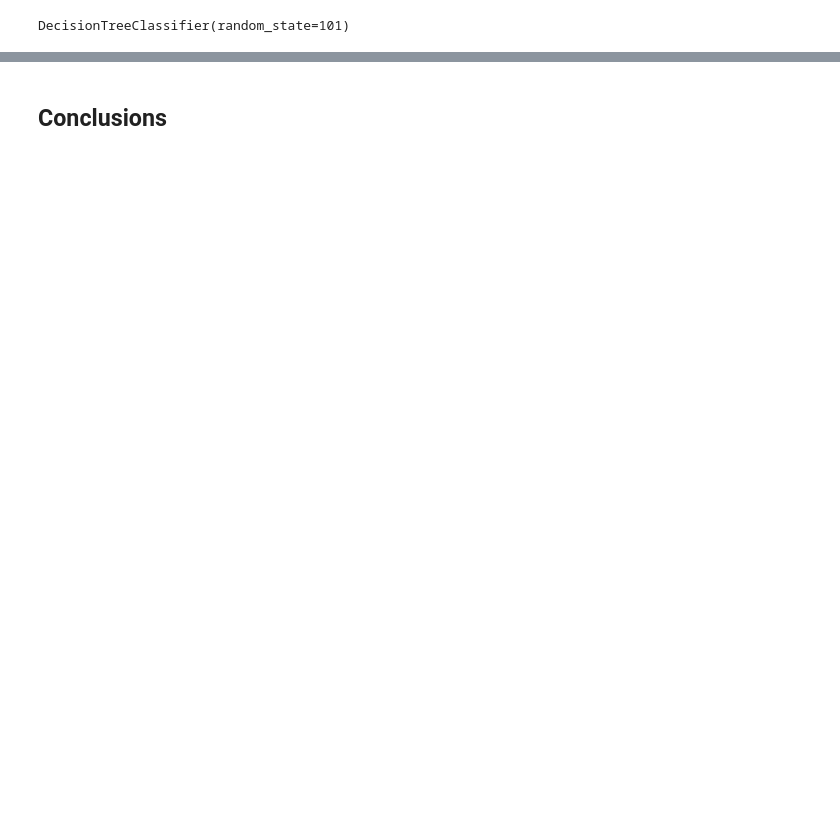
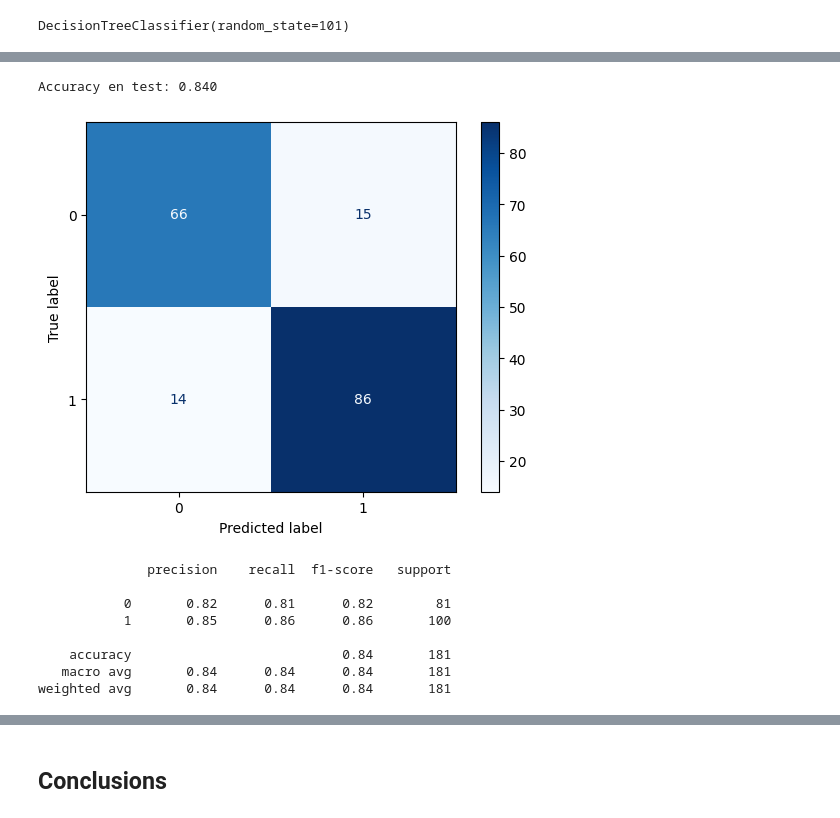
Before and after one commit to biotechwithdata/REPO, a Jupyter notebook: heart_disease_risk_analysis.ipynb, the cells around one changed output, grey strips where cells are left out. Saved outputs shown, nothing was run; the diff lists cells and outputs as text; code cells hidden in the pictures; blank space fills up the shorter version.

```diff
--- a/heart_disease_risk_analysis.ipynb
+++ b/heart_disease_risk_analysis.ipynb
@@ -852,7 +864,4 @@ plot_tree(clf, feature_names=X.columns,
 # %%
-rfc = RandomForestClassifier(n_estimators=200,
-                             max_depth=None,
-                             class_weight="balanced",
-                             random_state=101)
+rfc = RandomForestClassifier(random_state=101)
 rfc.fit(X_train,y_train)
 # %% [output]
@@ -910,0 +884,3 @@ comparison
+# %%
+xgb = XGBClassifier(random_state = 101)
+xgb.fit(X_train, y_train)
@@ -910,0 +914,29 @@ comparison
+# %%
+log_model = LogisticRegression(random_state=101)
+
+param_grid = {
+    "C": np.logspace(-3,2,10),
+    "solver": ["lbfgs", "liblinear"],
+    "class_weight": [None, "balanced"]
+}
+
+grid_search = GridSearchCV(estimator=log_model,
+                           param_grid=param_grid,
+                           cv=4,
+                           n_jobs=1,
+                           #verbose=2,
+                           scoring="roc_auc"
+)
+
+grid_search.fit(X_train, y_train)
+# Fit the grid search to the training data
+# Extract best parameters and best score
+best_params = grid_search.best_params_
+best_score = grid_search.best_score_
+
+print("Best Parameters: ", best_params)
+print("Best Cross-validation Accuracy: {:.2f}".format(best_score))
+
+# Evaluate the best model on the test set
+best_log = grid_search.best_estimator_
+y_pred = best_log.predict(X_test)
@@ -910,0 +1003,19 @@ comparison
+# %%
+acc = accuracy_score(y_test, y_pred)
+print(f'Accuracy en test: {acc:.3f}')
+cm = confusion_matrix(y_test, y_pred)
+disp = ConfusionMatrixDisplay(confusion_matrix=cm)
+disp.plot(cmap='Blues')
+plt.show()
+print(classification_report(y_test, y_pred))
+# %% [output]
+Accuracy en test: 0.840
+[figure, added]
+              precision    recall  f1-score   support
+
+           0       0.82      0.81      0.82        81
+           1       0.85      0.86      0.86       100
+
+    accuracy                           0.84       181
+   macro avg       0.84      0.84      0.84       181
+weighted avg       0.84      0.84      0.84       181
```
Also changed, not shown: parts of 46 cells of this notebook, 3 other files.
